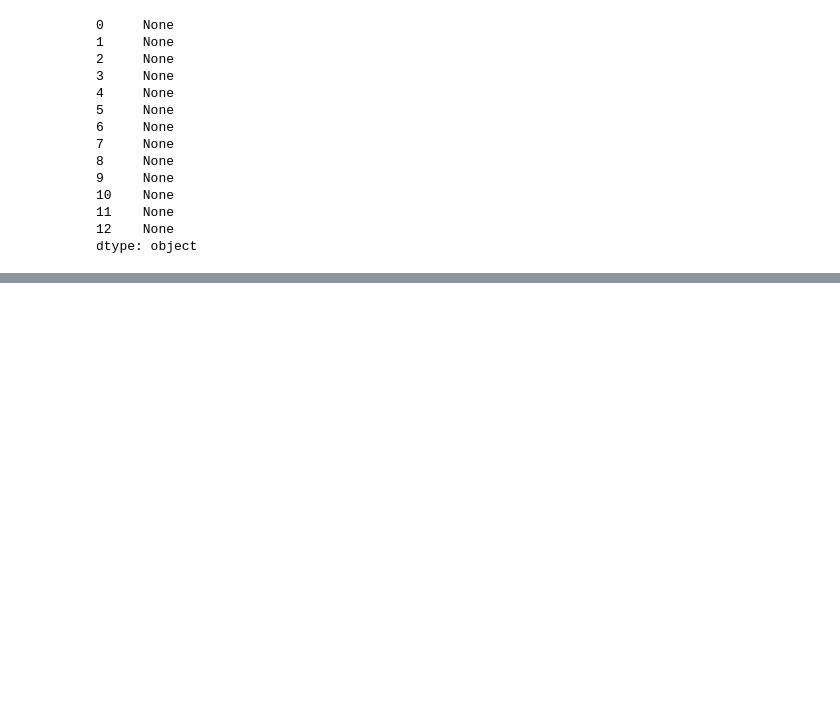
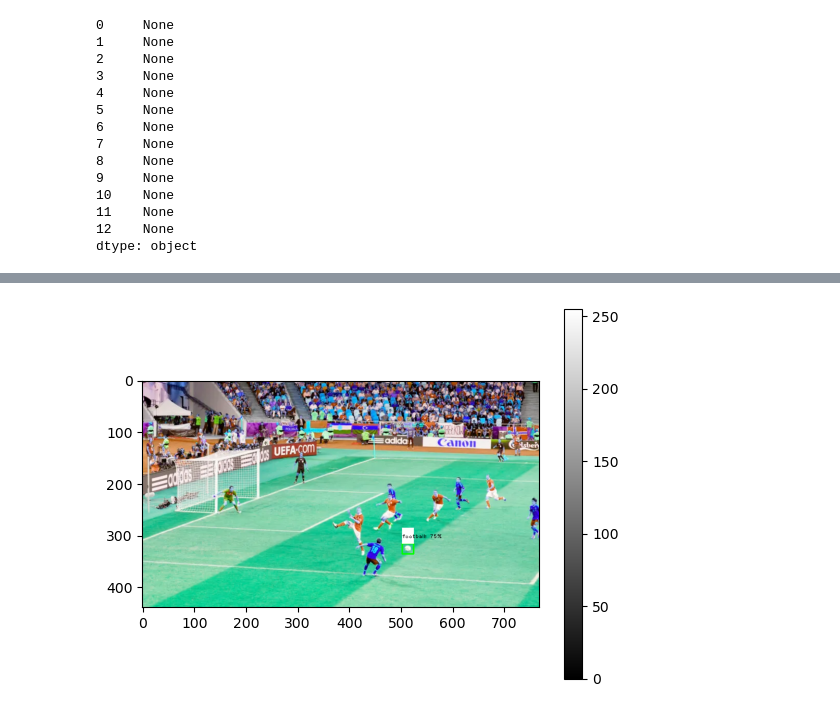
Before and after one commit to skt619/goalYolo, a Jupyter notebook: goalyolo.ipynb, the cells around one changed output, grey strips where cells are left out. Cells and saved outputs as stored; diff of their text form; code cells hidden in the pictures; blank space fills up the shorter version.

```diff
--- a/goalyolo.ipynb
+++ b/goalyolo.ipynb
@@ -231,0 +391,5 @@ README.zh-CN.md  detect.py      runs/             utils/
+# %%
+plt.imshow(image, cmap='gray')
+plt.colorbar();
+# %% [output]
+[figure, added]
```
Also changed, not shown: parts of 20 cells of this notebook.
